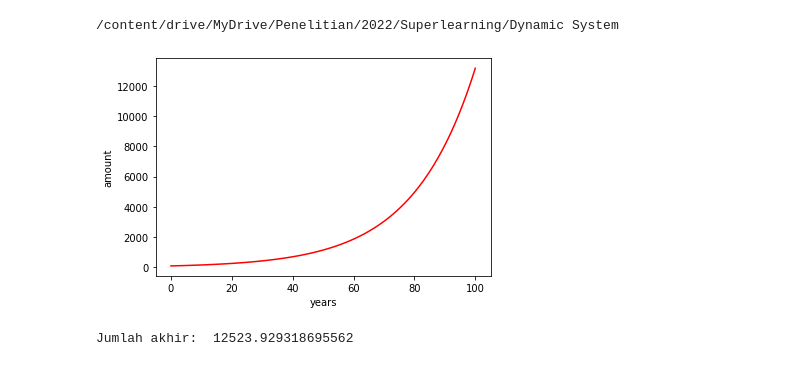
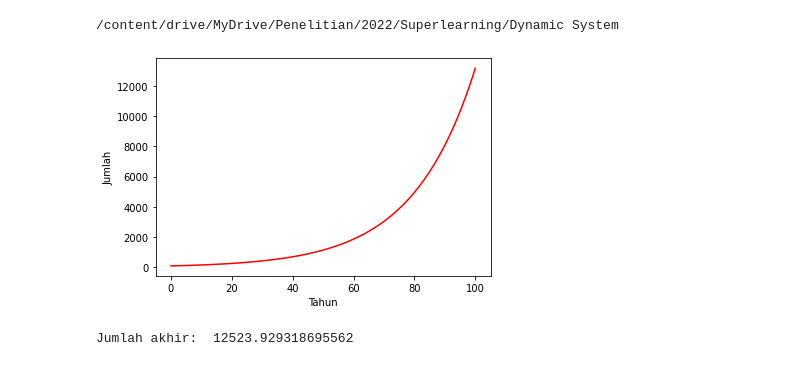
Before and after one commit to metalearning-inisiatif/Struktur-Superlearning, a Jupyter notebook: Sistem Dinamik/SolvingODE.ipynb, the cells around one changed output. Saved outputs shown, nothing was run; the diff lists cells and outputs as text; code cells hidden in the pictures.

```diff
--- a/Sistem Dinamik/SolvingODE.ipynb
+++ b/Sistem Dinamik/SolvingODE.ipynb
@@ -15,19 +15,19 @@ Perhatikan konsep inheritance, class, object modules dll.
 # %%
 import numpy as np
 import matplotlib.pyplot as plt
 x0 = 100 # Jumlah awal
 p = 5 # Suku bunga
 N = 100 # Jumlah tahun
 x = np.zeros(N+1)
 x[0] = x0
 for n in range(1,N+1):
   x[n] = x[n-1] + (p/100.0)*x[n-1]
 plt.plot(x, "r-")
-plt.xlabel("years")
-plt.ylabel("amount")
+plt.xlabel("Tahun")
+plt.ylabel("Jumlah")
 plt.show()
 # %% [output]
-[figure, old version]
+[figure, new version]
 # %%
 x = x0 #x suatu bilangan
 index_set = range(100)
```
Also changed, not shown: parts of 2 cells of this notebook.
